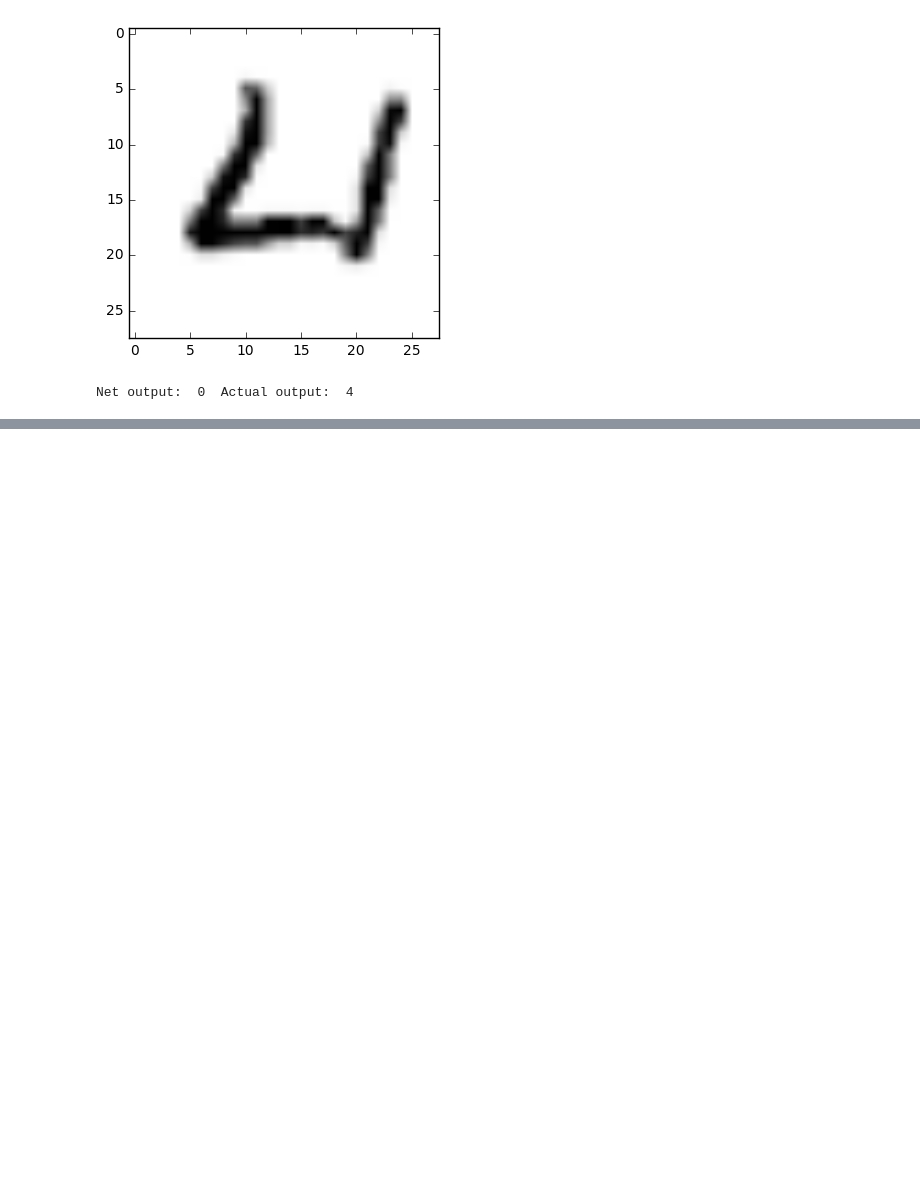
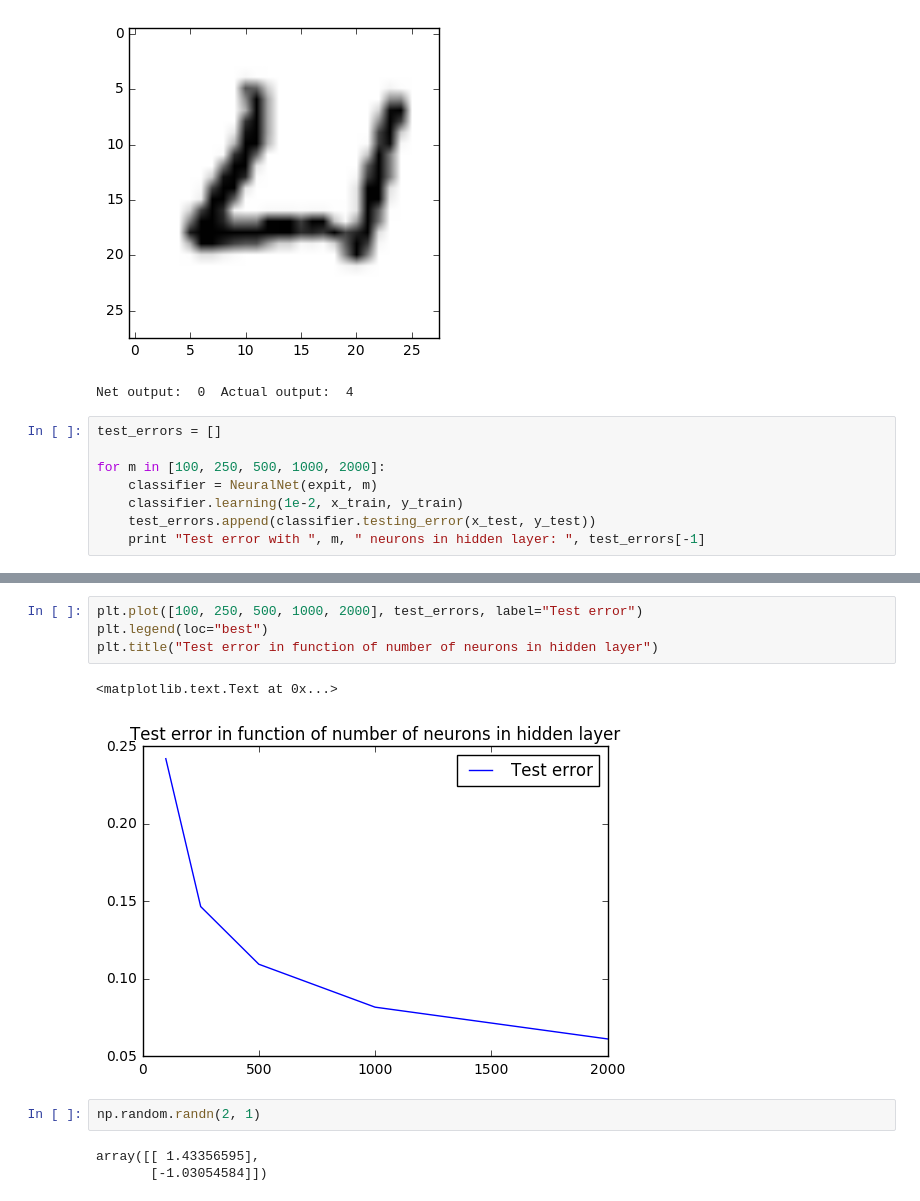
Before and after one commit to DromaninCM/PAS-IPython-notebooks, a Jupyter notebook: homework-5-pas-krzakala.ipynb, the cells around one changed output, grey strips where cells are left out. Cells and saved outputs as stored; diff of their text form; blank space fills up the shorter version.

```diff
--- a/homework-5-pas-krzakala.ipynb
+++ b/homework-5-pas-krzakala.ipynb
@@ -404,3 +402,11 @@ for i in xrange(len(y_test)):
 # %% [output]
 [figure]
 Net output:  0  Actual output:  4
+# %%
+test_errors = []
+
+for m in [100, 250, 500, 1000, 2000]:
+    classifier = NeuralNet(expit, m)
+    classifier.learning(1e-2, x_train, y_train)
+    test_errors.append(classifier.testing_error(x_test, y_test))
+    print "Test error with ", m, " neurons in hidden layer: ", test_errors[-1]
@@ -406,0 +431,12 @@ Net output:  0  Actual output:  4
+# %%
+plt.plot([100, 250, 500, 1000, 2000], test_errors, label="Test error")
+plt.legend(loc="best")
+plt.title("Test error in function of number of neurons in hidden layer")
+# %% [output]
+<matplotlib.text.Text at 0x...>
+[figure, added]
+# %%
+np.random.randn(2, 1)
+# %% [output]
+array([[ 1.43356595],
+       [-1.03054584]])
```
Also changed, not shown: parts of 13 cells of this notebook.
